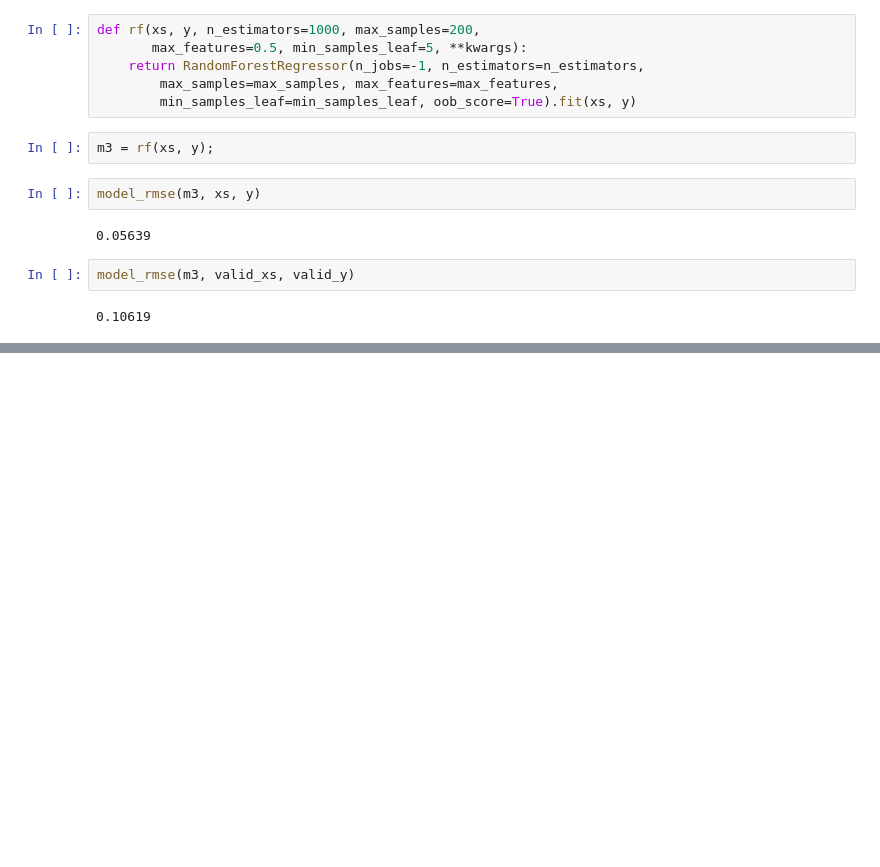
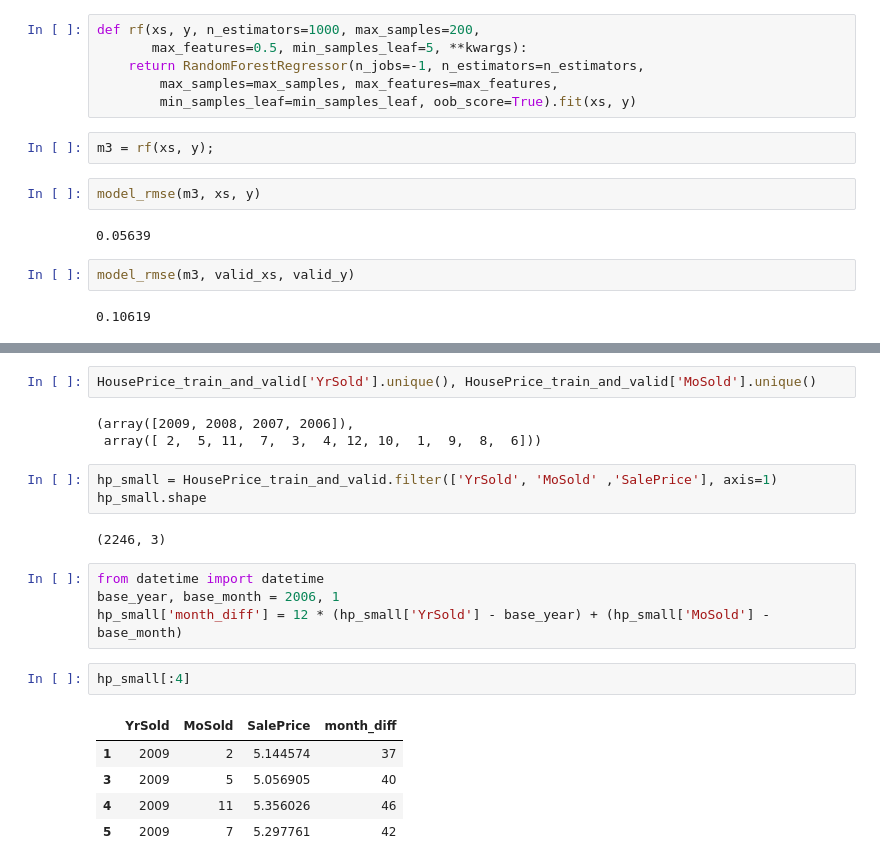
Before and after one commit to koziscool/Ames_RF, a Jupyter notebook: Ames_RF_2.ipynb, the cells around one changed output, grey strips where cells are left out. Cells and saved outputs as stored; diff of their text form; blank space fills up the shorter version.

Commit message:
made new dataframe of months timediff vs price4

```diff
--- a/Ames_RF_2.ipynb
+++ b/Ames_RF_2.ipynb
@@ -272,0 +280,22 @@ plot_fi(fi_gbm[:20])
+# %%
+HousePrice_train_and_valid['YrSold'].unique(), HousePrice_train_and_valid['MoSold'].unique()
+# %% [output]
+(array([2009, 2008, 2007, 2006]),
+ array([ 2,  5, 11,  7,  3,  4, 12, 10,  1,  9,  8,  6]))
+# %%
+hp_small = HousePrice_train_and_valid.filter(['YrSold', 'MoSold' ,'SalePrice'], axis=1)
+hp_small.shape
+# %% [output]
+(2246, 3)
+# %%
+from datetime import datetime
+base_year, base_month = 2006, 1
+hp_small['month_diff'] = 12 * (hp_small['YrSold'] - base_year) + (hp_small['MoSold'] - base_month)
+# %%
+hp_small[:4]
+# %% [output]
+|  | YrSold | MoSold | SalePrice | month_diff |
+| 1 | 2009 | 2 | 5.144574 | 37 |
+| 3 | 2009 | 5 | 5.056905 | 40 |
+| 4 | 2009 | 11 | 5.356026 | 46 |
+| 5 | 2009 | 7 | 5.297761 | 42 |
```
Also changed, not shown: parts of 25 cells of this notebook.
